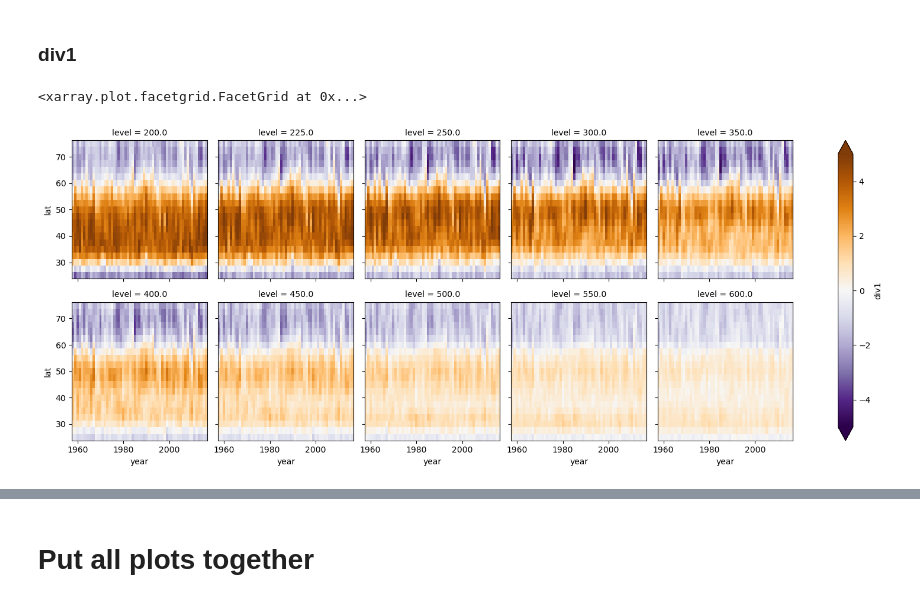
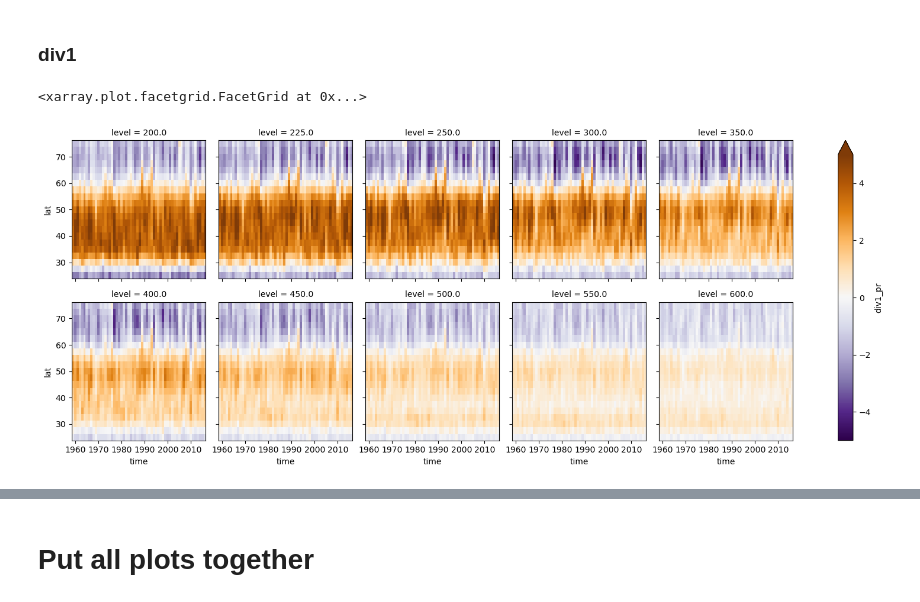
Before and after one commit to Caturrell/eddy_feedback, a Jupyter notebook: reproduce/saffin_2024/saffin_further_levels.ipynb, the cells around one changed output, grey strips where cells are left out. Cells and saved outputs as stored; diff of their text form; code cells hidden in the pictures.

```diff
--- a/reproduce/saffin_2024/saffin_further_levels.ipynb
+++ b/reproduce/saffin_2024/saffin_further_levels.ipynb
@@ -8,16 +8,18 @@ import numpy as np
 import sys
 sys.path.append('/home/links/ct715/eddy_feedback/')
 import functions.eddy_feedback as ef
+import functions.data_wrangling as data
 
 ## JRA55
 # import dataset for maths servers
-ds = xr.open_mfdataset('/home/links/ct715/eddy_feedback/daily_datasets/jra55_djf_ep.nc',
+ds = xr.open_mfdataset('/home/links/ct715/data_storage/reanalysis/jra55_daily/jra55_ubar_ep-both.nc',
                             parallel=True, chunks={'time': 31})
 
 ## ERA5
 # ds = xr.open_mfdataset('/home/links/ct715/eddy_feedback/daily_datasets/era5daily_djf_uvt_ep.nc',
 #                             parallel=True, chunks={'time': 31})
 
+ds = data.seasonal_mean(ds, season='djf')
 ds
 # %% [output]
 <xarray.Dataset>
@@ -59,12 +54,11 @@ ds = ds.where(ds.lat >= 25., drop=True)
 ds = ds.where(ds.lat <= 75., drop=True)
 # %%
 # define ubar DataArray
-u = ds.u.mean('lon')
-u = u.groupby('time.year').mean('time').load()
+u = ds.ubar
 u = u.transpose()
 
-# define ubar DataArray
-div1 = ds.div1.groupby('time.year').mean('time').load()
+# define div1 DataArray
+div1 = ds.div1_pr
 div1 = div1.transpose()
 # %% [markdown]
 ### Take the mean over level domain
@@ -96,10 +89,10 @@ ubar.plot(cmap='magma_r', vmin=0, vmax=50)
 # %% [markdown]
 ### div1
 # %%
-div1.plot(x='year', y='lat', col='level', col_wrap=5, vmin=-5, vmax=5, cmap='PuOr_r')
+div1.plot(x='time', y='lat', col='level', col_wrap=5, vmin=-5, vmax=5, cmap='PuOr_r')
 # %% [output]
 <xarray.plot.facetgrid.FacetGrid at 0x...>
-[figure, old version]
+[figure, new version]
 # %%
 div1bar.plot(vmin=-5, vmax=5, cmap='PuOr_r')
 # %% [output]
```
Also changed, not shown: parts of 7 cells of this notebook, 12 other files.
